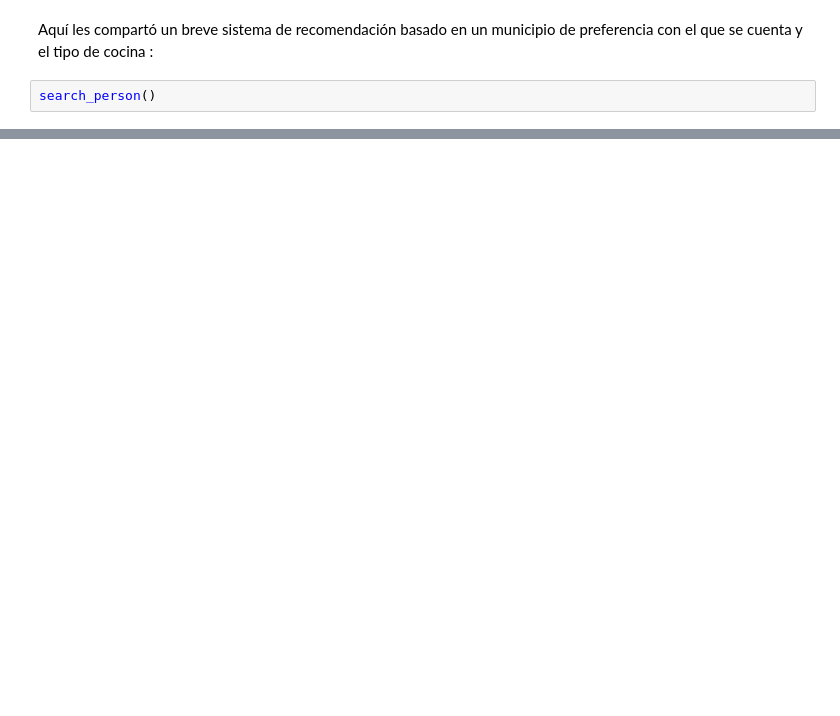
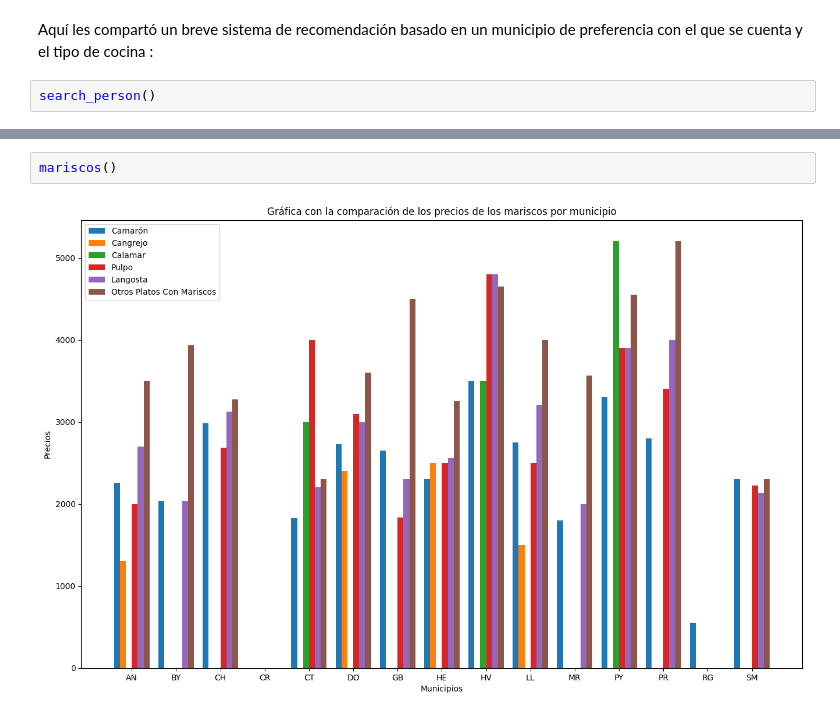
Before and after one commit to Datadrummer-jr/Food-Data, a Jupyter notebook: Project Code/restaurant project.ipynb, the cells around one changed output, grey strips where cells are left out. Saved outputs shown, nothing was run; the diff lists cells and outputs as text; blank space fills up the shorter version.

```diff
--- a/Project Code/restaurant project.ipynb
+++ b/Project Code/restaurant project.ipynb
@@ -153,0 +141,4 @@ search_person()
+# %%
+mariscos()
+# %% [output]
+[figure, added]
```
Also changed, not shown: parts of 15 cells of this notebook, 1 other file.
